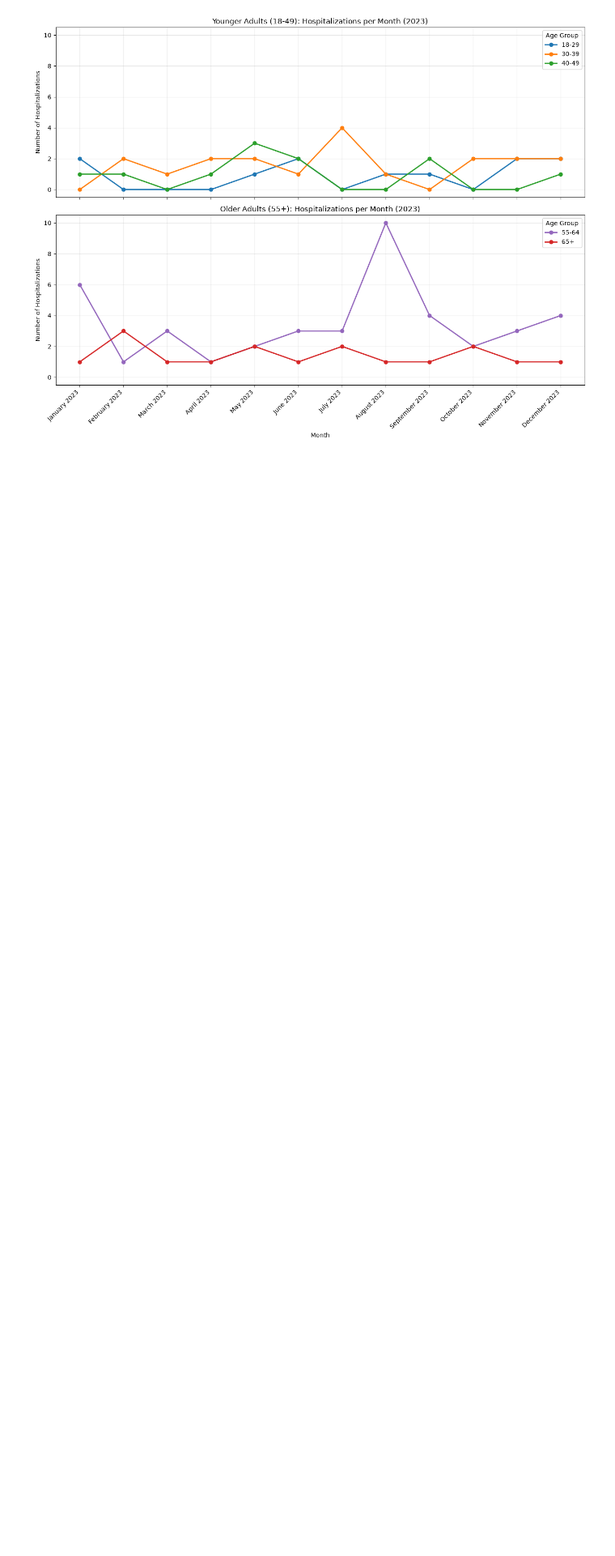
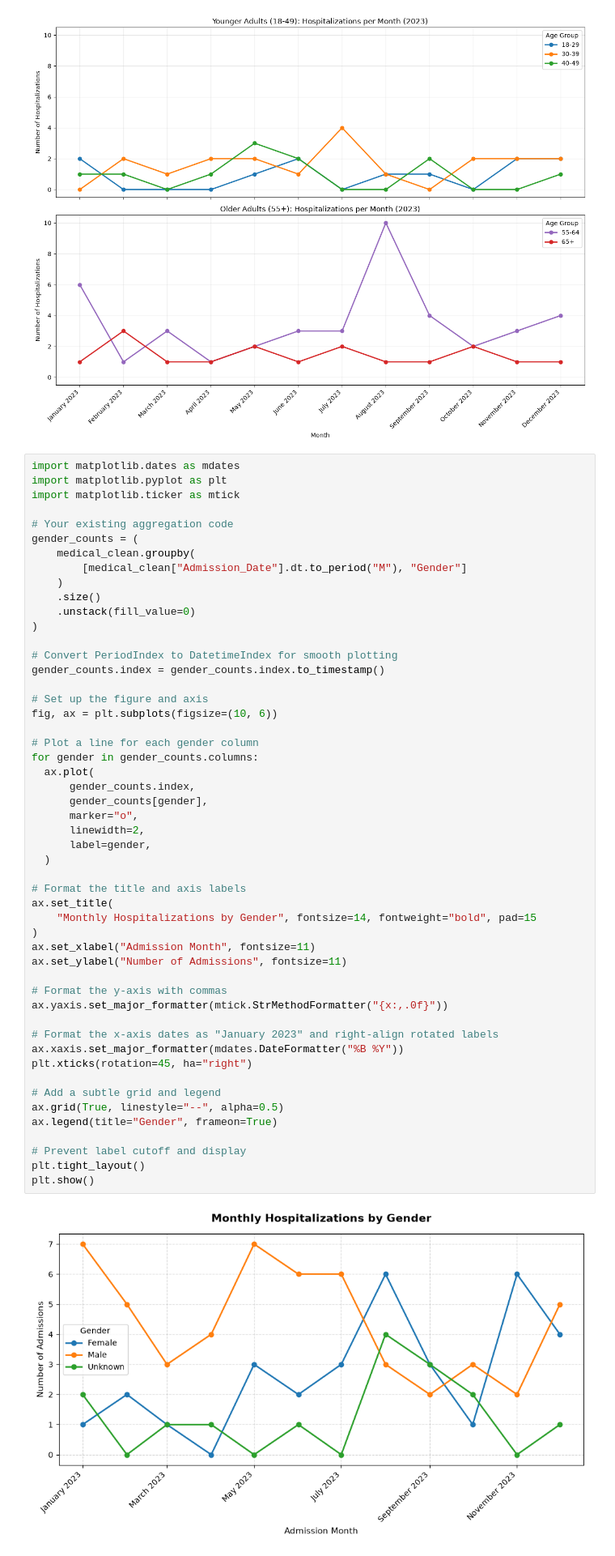
Before and after one commit to AHayslip23/medical_dirty_data, a Jupyter notebook: Medical Data Practice.ipynb, the cells around one changed output. Shown at 81% size. Drawn from its saved outputs; the diff is of its cells as text; blank space fills up the shorter version.

```diff
--- a/Medical Data Practice.ipynb
+++ b/Medical Data Practice.ipynb
@@ -532,3 +532,56 @@ plt.tight_layout()
 plt.show()
 # %% [output]
 [figure]
+# %%
+import matplotlib.dates as mdates
+import matplotlib.pyplot as plt
+import matplotlib.ticker as mtick
+
+# Your existing aggregation code
+gender_counts = (
+    medical_clean.groupby(
+        [medical_clean["Admission_Date"].dt.to_period("M"), "Gender"]
+    )
+    .size()
+    .unstack(fill_value=0)
+)
+
+# Convert PeriodIndex to DatetimeIndex for smooth plotting
+gender_counts.index = gender_counts.index.to_timestamp()
+
+# Set up the figure and axis
+fig, ax = plt.subplots(figsize=(10, 6))
+
+# Plot a line for each gender column
+for gender in gender_counts.columns:
+  ax.plot(
+      gender_counts.index,
+      gender_counts[gender],
+      marker="o",
+      linewidth=2,
+      label=gender,
+  )
+
+# Format the title and axis labels
+ax.set_title(
+    "Monthly Hospitalizations by Gender", fontsize=14, fontweight="bold", pad=15
+)
+ax.set_xlabel("Admission Month", fontsize=11)
+ax.set_ylabel("Number of Admissions", fontsize=11)
+
+# Format the y-axis with commas
+ax.yaxis.set_major_formatter(mtick.StrMethodFormatter("{x:,.0f}"))
+
+# Format the x-axis dates as "January 2023" and right-align rotated labels
+ax.xaxis.set_major_formatter(mdates.DateFormatter("%B %Y"))
+plt.xticks(rotation=45, ha="right")
+
+# Add a subtle grid and legend
+ax.grid(True, linestyle="--", alpha=0.5)
+ax.legend(title="Gender", frameon=True)
+
+# Prevent label cutoff and display
+plt.tight_layout()
+plt.show()
+# %% [output]
+[figure, added]
```
Also changed, not shown: parts of 30 cells of this notebook.
